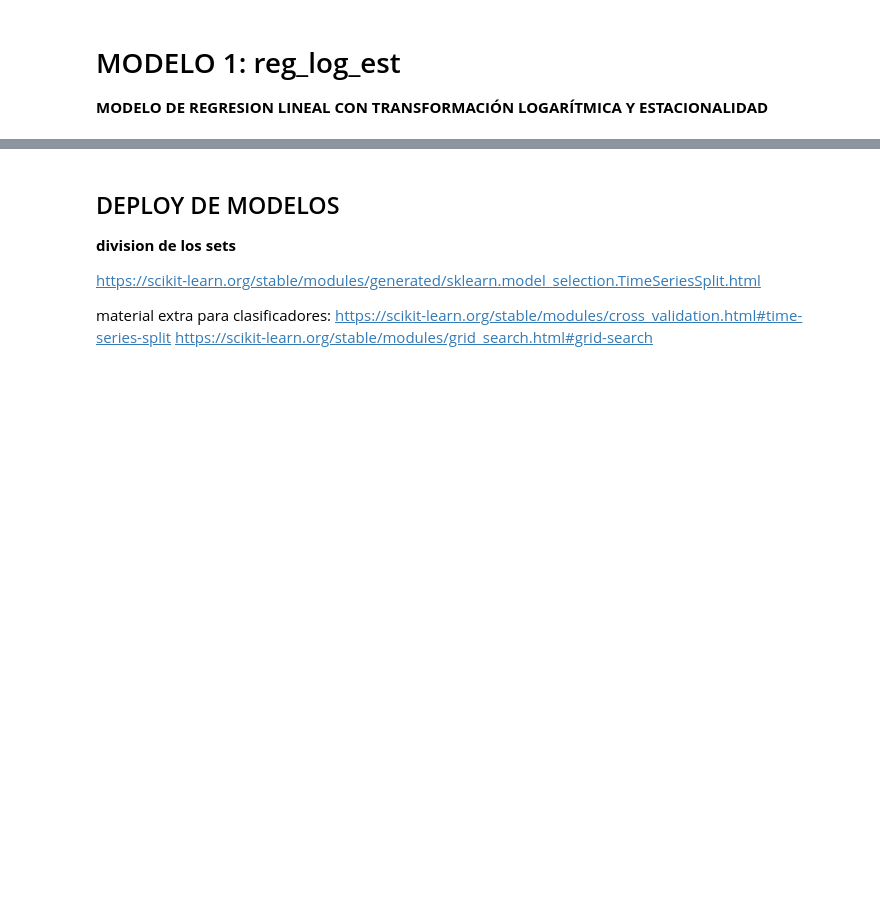
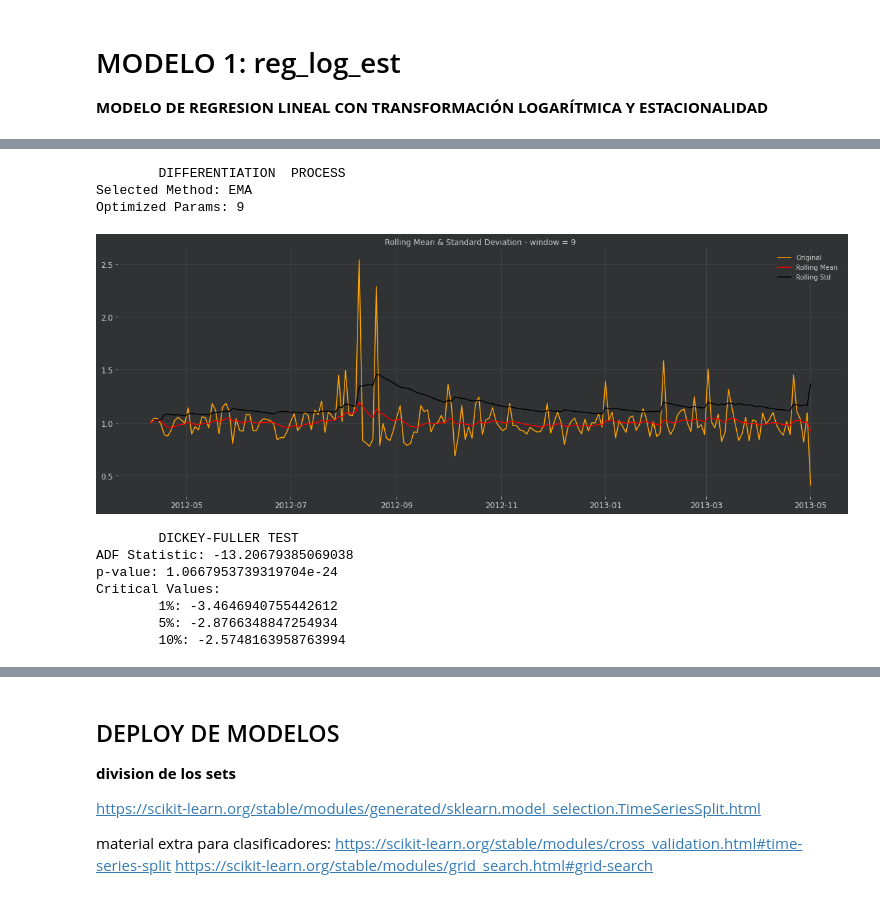
Before and after one commit to AgustinSt1990/tp_final, a Jupyter notebook: TP_FINAL_Machine_Learning_V2.ipynb, the cells around one changed output, grey strips where cells are left out. Saved outputs shown, nothing was run; the diff lists cells and outputs as text; code cells hidden in the pictures; blank space fills up the shorter version.

```diff
--- a/TP_FINAL_Machine_Learning_V2.ipynb
+++ b/TP_FINAL_Machine_Learning_V2.ipynb
@@ -366,0 +248,18 @@ df_pred_EMA.set_index(df_test.index, inplace=True)
+# %%
+diferenciacion = arima.test_stationarity(df_train[umbral].resample('2d').sum())
+
+eval_resid_EMA = False
+if eval_resid_EMA:
+    arima.params_set_plot(diferenciacion)
+# %% [output]
+        DIFFERENTIATION  PROCESS
+Selected Method: EMA
+Optimized Params: 9
+[figure, added]
+        DICKEY-FULLER TEST
+ADF Statistic: -13.20679385069038
+p-value: 1.0667953739319704e-24
+Critical Values:
+        1%: -3.4646940755442612
+        5%: -2.8766348847254934
+        10%: -2.5748163958763994
```
Also changed, not shown: parts of 42 cells of this notebook, 1 other file.
